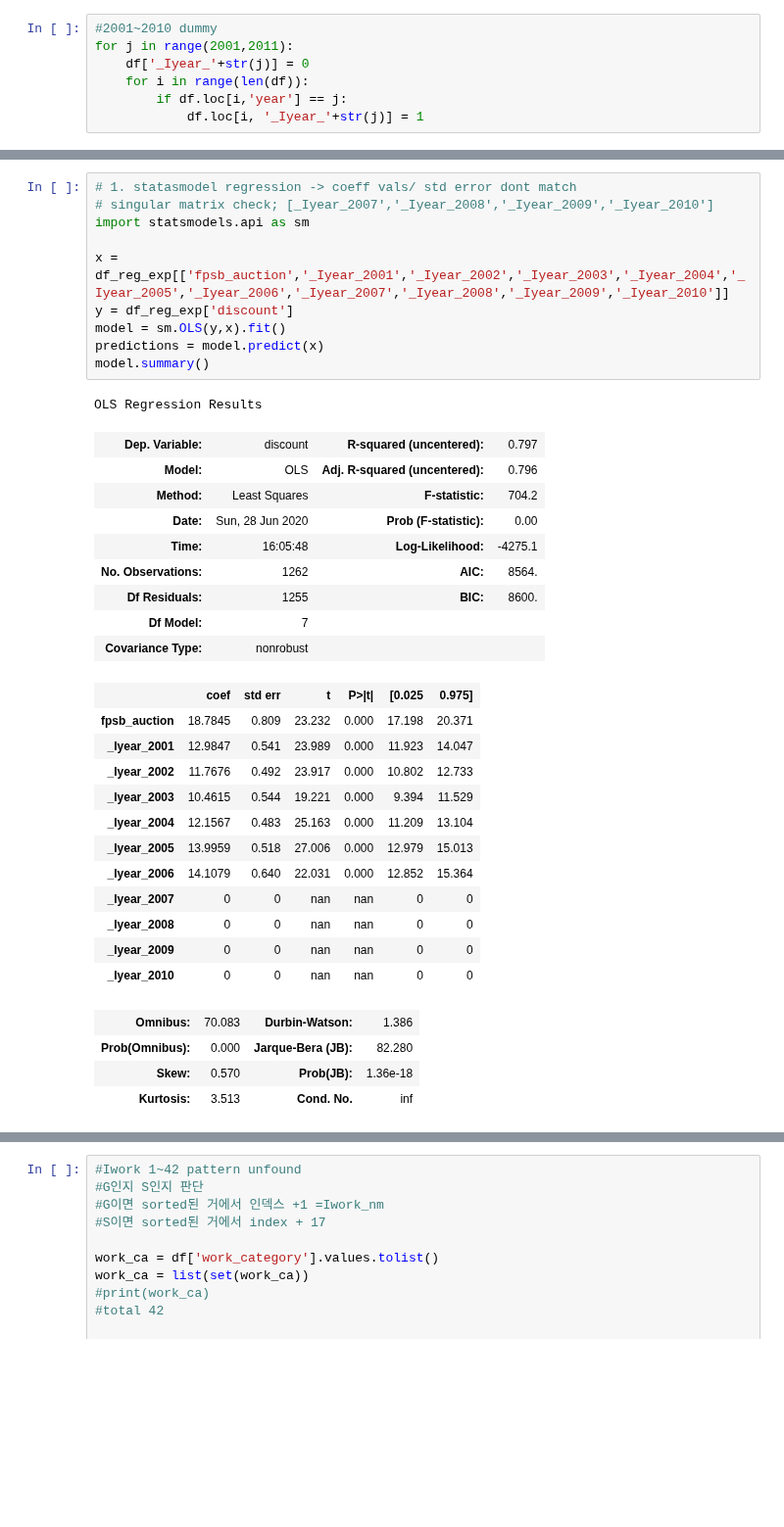
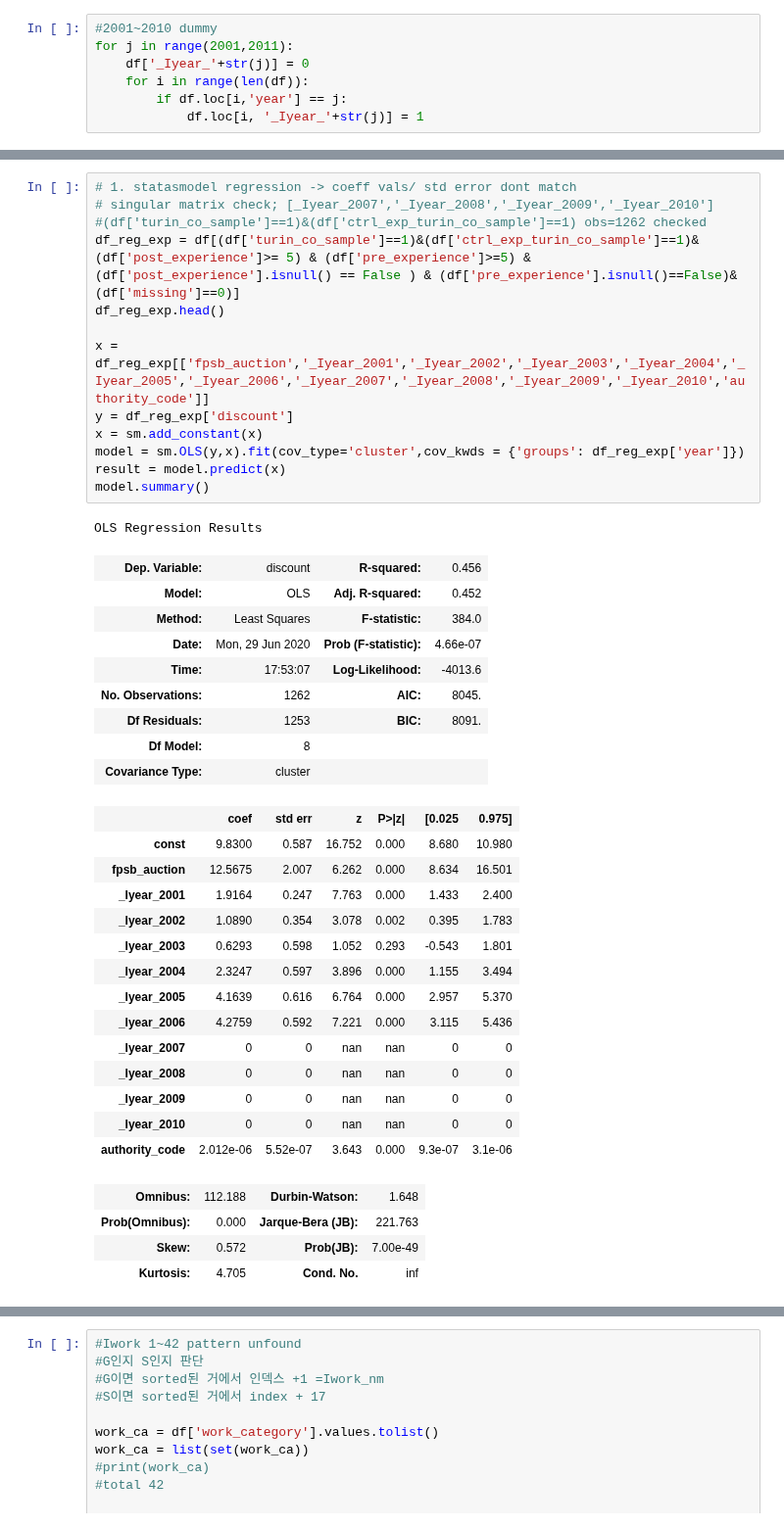
Before and after one commit to huiren-j/Replication-of-Decarolis-2014-, a Jupyter notebook: table23.ipynb, the cells around one changed output, grey strips where cells are left out. Shown at 98% size. Drawn from its saved outputs; the diff is of its cells as text; blank space fills up the shorter version.

Commit message:
update clustered std error

```diff
--- a/table23.ipynb
+++ b/table23.ipynb
@@ -90,38 +155,43 @@ df_reg_exp = df[(df['turin_co_sample']==1)&(df['ctrl_exp_turin_co_sample']==1)&(
 # %%
 # 1. statasmodel regression -> coeff vals/ std error dont match
 # singular matrix check; [_Iyear_2007','_Iyear_2008','_Iyear_2009','_Iyear_2010']
-import statsmodels.api as sm
+#(df['turin_co_sample']==1)&(df['ctrl_exp_turin_co_sample']==1) obs=1262 checked
+df_reg_exp = df[(df['turin_co_sample']==1)&(df['ctrl_exp_turin_co_sample']==1)&(df['post_experience']>= 5) & (df['pre_experience']>=5) &(df['post_experience'].isnull() == False ) & (df['pre_experience'].isnull()==False)&(df['missing']==0)]
+df_reg_exp.head()
 
-x = df_reg_exp[['fpsb_auction','_Iyear_2001','_Iyear_2002','_Iyear_2003','_Iyear_2004','_Iyear_2005','_Iyear_2006','_Iyear_2007','_Iyear_2008','_Iyear_2009','_Iyear_2010']]
+x = df_reg_exp[['fpsb_auction','_Iyear_2001','_Iyear_2002','_Iyear_2003','_Iyear_2004','_Iyear_2005','_Iyear_2006','_Iyear_2007','_Iyear_2008','_Iyear_2009','_Iyear_2010','authority_code']]
 y = df_reg_exp['discount']
-model = sm.OLS(y,x).fit()
-predictions = model.predict(x)
+x = sm.add_constant(x)
+model = sm.OLS(y,x).fit(cov_type='cluster',cov_kwds = {'groups': df_reg_exp['year']})
+result = model.predict(x)
 model.summary()
 # %% [output]
 OLS Regression Results
-| Dep. Variable: | discount | R-squared (uncentered): | 0.797 |
-| Model: | OLS | Adj. R-squared (uncentered): | 0.796 |
-| Method: | Least Squares | F-statistic: | 704.2 |
-| Date: | Sun, 28 Jun 2020 | Prob (F-statistic): | 0.00 |
-| Time: | 16:05:48 | Log-Likelihood: | -4275.1 |
-| No. Observations: | 1262 | AIC: | 8564. |
-| Df Residuals: | 1255 | BIC: | 8600. |
-| Df Model: | 7 |  |  |
-| Covariance Type: | nonrobust |  |  |
+| Dep. Variable: | discount | R-squared: | 0.456 |
+| Model: | OLS | Adj. R-squared: | 0.452 |
+| Method: | Least Squares | F-statistic: | 384.0 |
+| Date: | Mon, 29 Jun 2020 | Prob (F-statistic): | 4.66e-07 |
+| Time: | 17:53:07 | Log-Likelihood: | -4013.6 |
+| No. Observations: | 1262 | AIC: | 8045. |
+| Df Residuals: | 1253 | BIC: | 8091. |
+| Df Model: | 8 |  |  |
+| Covariance Type: | cluster |  |  |
-|  | coef | std err | t | P>|t| | [0.025 | 0.975] |
-| fpsb_auction | 18.7845 | 0.809 | 23.232 | 0.000 | 17.198 | 20.371 |
-| _Iyear_2001 | 12.9847 | 0.541 | 23.989 | 0.000 | 11.923 | 14.047 |
-| _Iyear_2002 | 11.7676 | 0.492 | 23.917 | 0.000 | 10.802 | 12.733 |
-| _Iyear_2003 | 10.4615 | 0.544 | 19.221 | 0.000 | 9.394 | 11.529 |
-| _Iyear_2004 | 12.1567 | 0.483 | 25.163 | 0.000 | 11.209 | 13.104 |
-| _Iyear_2005 | 13.9959 | 0.518 | 27.006 | 0.000 | 12.979 | 15.013 |
-| _Iyear_2006 | 14.1079 | 0.640 | 22.031 | 0.000 | 12.852 | 15.364 |
+|  | coef | std err | z | P>|z| | [0.025 | 0.975] |
+| const | 9.8300 | 0.587 | 16.752 | 0.000 | 8.680 | 10.980 |
+| fpsb_auction | 12.5675 | 2.007 | 6.262 | 0.000 | 8.634 | 16.501 |
+| _Iyear_2001 | 1.9164 | 0.247 | 7.763 | 0.000 | 1.433 | 2.400 |
+| _Iyear_2002 | 1.0890 | 0.354 | 3.078 | 0.002 | 0.395 | 1.783 |
+| _Iyear_2003 | 0.6293 | 0.598 | 1.052 | 0.293 | -0.543 | 1.801 |
+| _Iyear_2004 | 2.3247 | 0.597 | 3.896 | 0.000 | 1.155 | 3.494 |
+| _Iyear_2005 | 4.1639 | 0.616 | 6.764 | 0.000 | 2.957 | 5.370 |
+| _Iyear_2006 | 4.2759 | 0.592 | 7.221 | 0.000 | 3.115 | 5.436 |
 | _Iyear_2007 | 0 | 0 | nan | nan | 0 | 0 |
 | _Iyear_2008 | 0 | 0 | nan | nan | 0 | 0 |
 | _Iyear_2009 | 0 | 0 | nan | nan | 0 | 0 |
 | _Iyear_2010 | 0 | 0 | nan | nan | 0 | 0 |
+| authority_code | 2.012e-06 | 5.52e-07 | 3.643 | 0.000 | 9.3e-07 | 3.1e-06 |
-| Omnibus: | 70.083 | Durbin-Watson: | 1.386 |
-| Prob(Omnibus): | 0.000 | Jarque-Bera (JB): | 82.280 |
-| Skew: | 0.570 | Prob(JB): | 1.36e-18 |
-| Kurtosis: | 3.513 | Cond. No. | inf |
+| Omnibus: | 112.188 | Durbin-Watson: | 1.648 |
+| Prob(Omnibus): | 0.000 | Jarque-Bera (JB): | 221.763 |
+| Skew: | 0.572 | Prob(JB): | 7.00e-49 |
+| Kurtosis: | 4.705 | Cond. No. | inf |
 Warnings:
```
Also changed, not shown: parts of 15 cells of this notebook, 1 other file.
